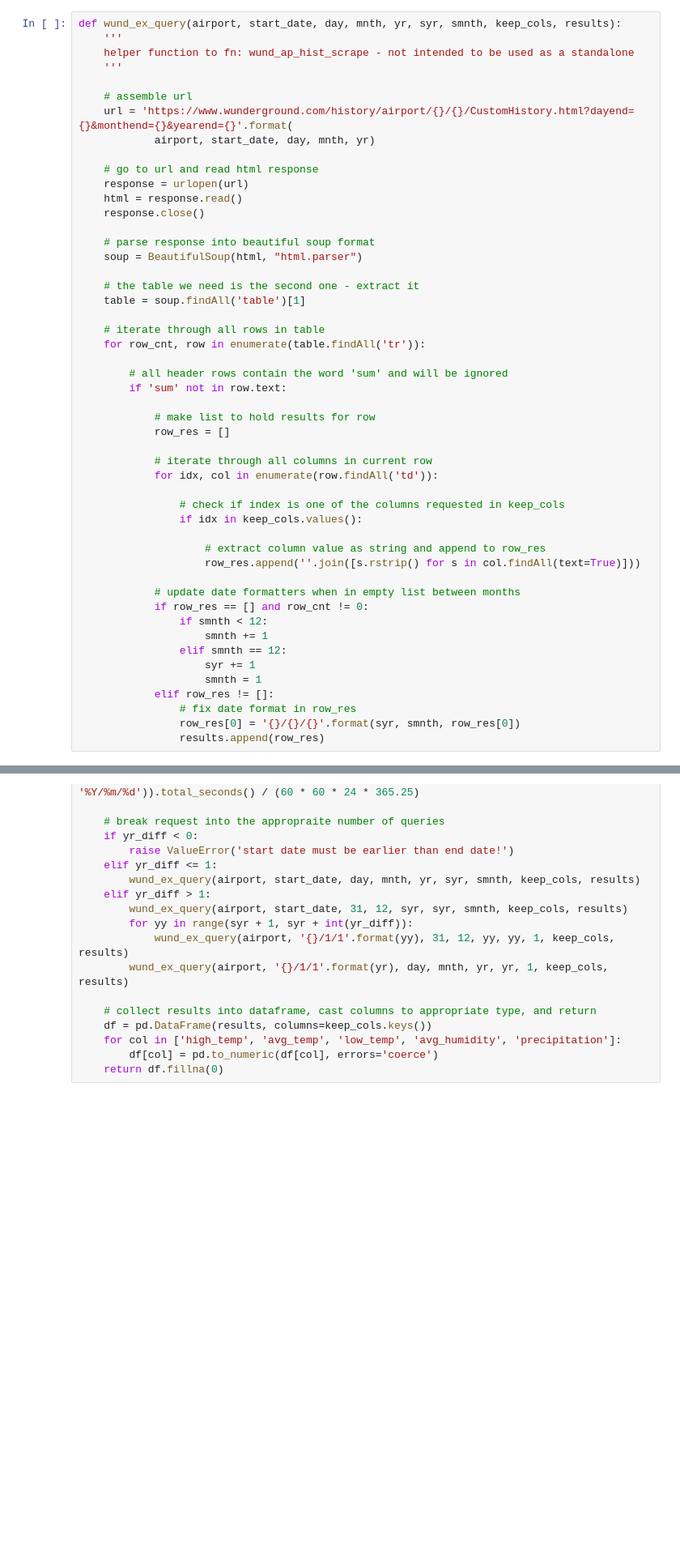
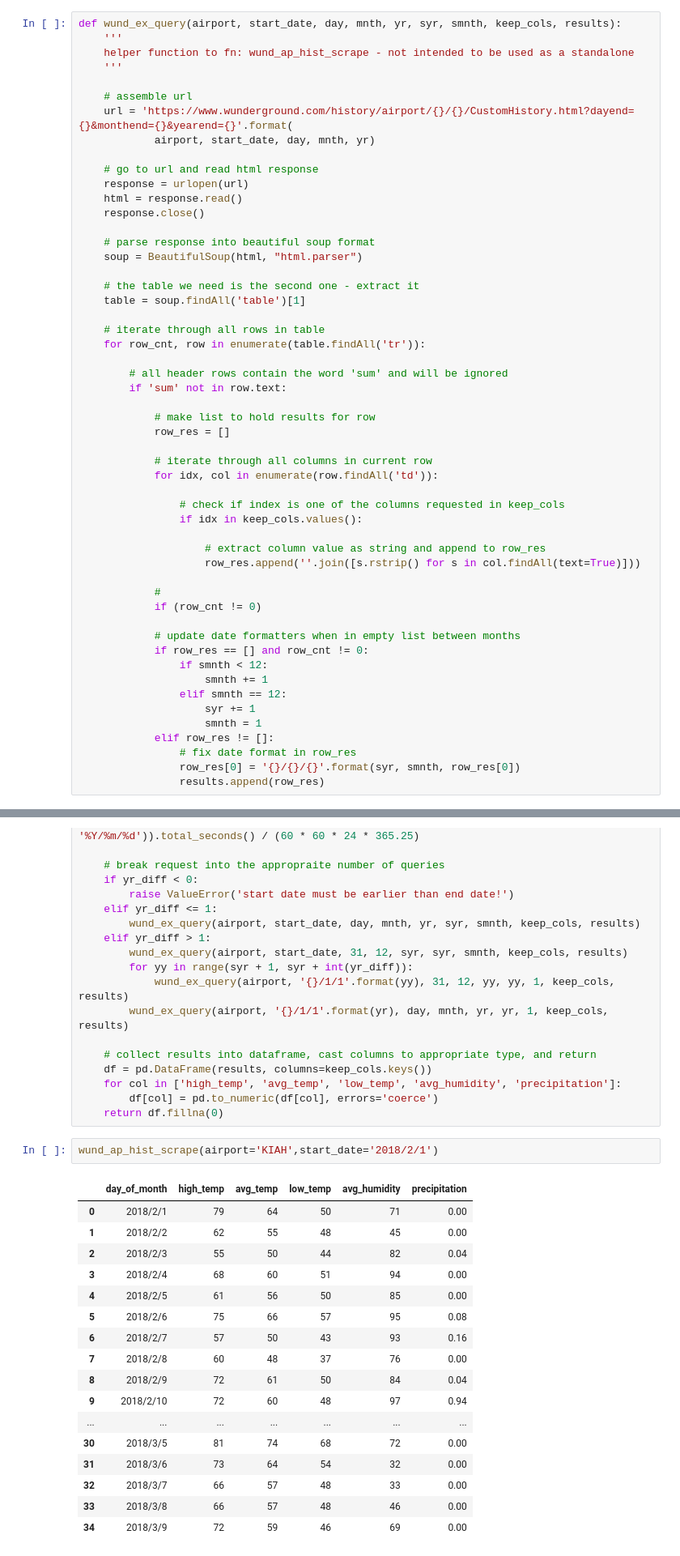
Before and after one commit to benstahl92/python-ay250-homeworks, a Jupyter notebook: hw_5/hw_5.ipynb, the cells around one changed output, grey strips where cells are left out. Shown: that part at 81% size. Drawn from its saved outputs; the diff is of its cells as text; blank space fills up the shorter version.

```diff
--- a/hw_5/hw_5.ipynb
+++ b/hw_5/hw_5.ipynb
@@ -98,6 +102,9 @@ def wund_ex_query(airport, start_date, day, mnth, yr, syr, smnth, keep_cols, res
                     # extract column value as string and append to row_res
                     row_res.append(''.join([s.rstrip() for s in col.findAll(text=True)]))
 
+            #
+            if (row_cnt != 0)
+
             # update date formatters when in empty list between months
             if row_res == [] and row_cnt != 0:
                 if smnth < 12:
@@ -173,6 +180,26 @@ def wund_ap_hist_scrape(airport = 'KSFO', start_date = '2008/1/1', end_date = 't
     for col in ['high_temp', 'avg_temp', 'low_temp', 'avg_humidity', 'precipitation']:
         df[col] = pd.to_numeric(df[col], errors='coerce')
     return df.fillna(0)
+# %%
+wund_ap_hist_scrape(airport='KIAH',start_date='2018/2/1')
+# %% [output]
+|  | day_of_month | high_temp | avg_temp | low_temp | avg_humidity | precipitation |
+| 0 | 2018/2/1 | 79 | 64 | 50 | 71 | 0.00 |
+| 1 | 2018/2/2 | 62 | 55 | 48 | 45 | 0.00 |
+| 2 | 2018/2/3 | 55 | 50 | 44 | 82 | 0.04 |
+| 3 | 2018/2/4 | 68 | 60 | 51 | 94 | 0.00 |
+| 4 | 2018/2/5 | 61 | 56 | 50 | 85 | 0.00 |
+| 5 | 2018/2/6 | 75 | 66 | 57 | 95 | 0.08 |
+| 6 | 2018/2/7 | 57 | 50 | 43 | 93 | 0.16 |
+| 7 | 2018/2/8 | 60 | 48 | 37 | 76 | 0.00 |
+| 8 | 2018/2/9 | 72 | 61 | 50 | 84 | 0.04 |
+| 9 | 2018/2/10 | 72 | 60 | 48 | 97 | 0.94 |
+| ... | ... | ... | ... | ... | ... | ... |
+| 30 | 2018/3/5 | 81 | 74 | 68 | 72 | 0.00 |
+| 31 | 2018/3/6 | 73 | 64 | 54 | 32 | 0.00 |
+| 32 | 2018/3/7 | 66 | 57 | 48 | 33 | 0.00 |
+| 33 | 2018/3/8 | 66 | 57 | 48 | 46 | 0.00 |
+| 34 | 2018/3/9 | 72 | 59 | 46 | 69 | 0.00 |
 # %% [markdown]
 ## Create and write data to sqlite3 database
 # %%
```
Also changed, not shown: parts of 6 cells of this notebook.
